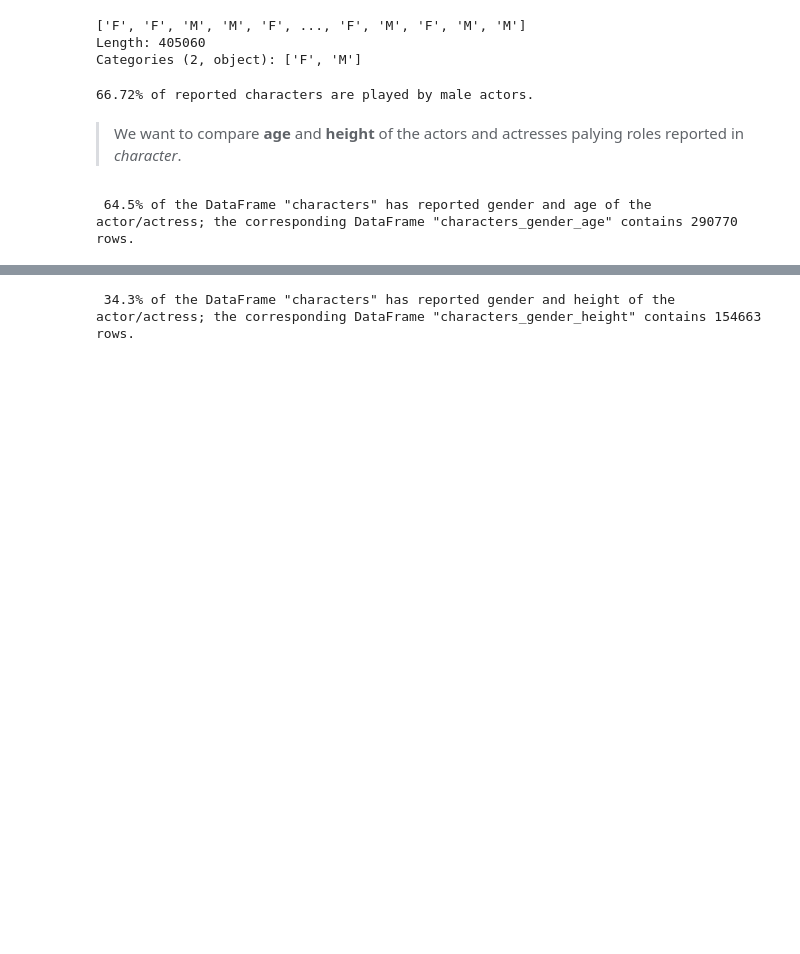
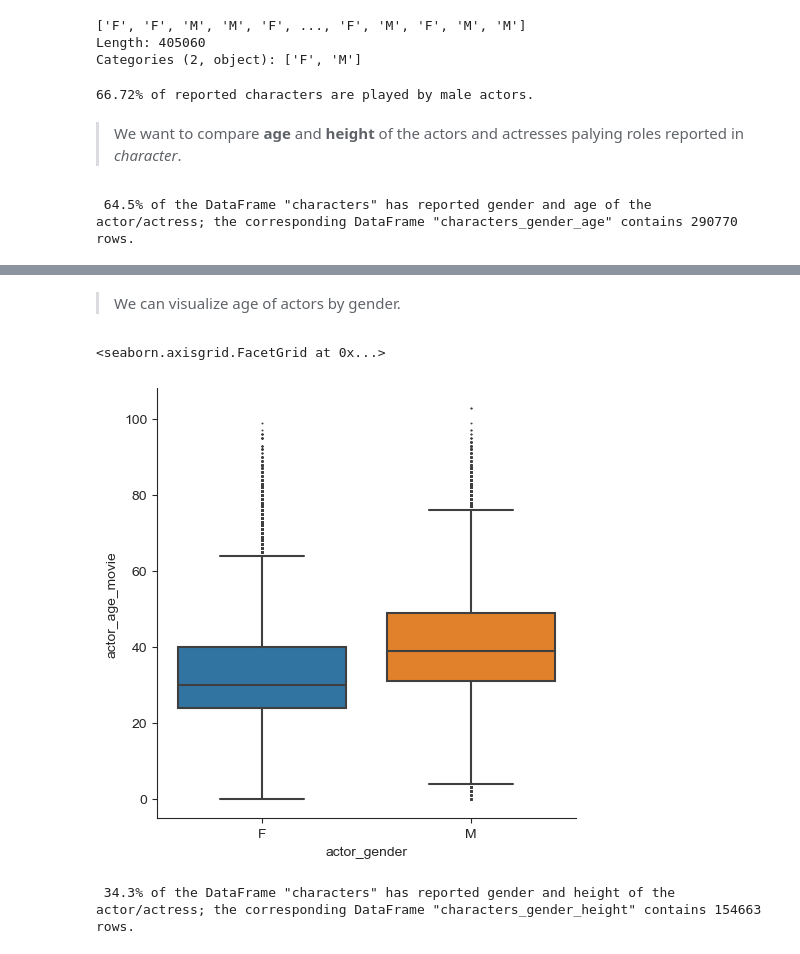
Before and after one commit to epfl-ada/ada-2022-project-armada, a Jupyter notebook: Marjo.ipynb, the cells around one changed output, grey strips where cells are left out. Drawn from its saved outputs; the diff is of its cells as text; code cells hidden in the pictures; blank space fills up the shorter version.

```diff
--- a/Marjo.ipynb
+++ b/Marjo.ipynb
@@ -96,3 +122,10 @@ print('{: .1%} of the DataFrame "characters" has reported gender and age of the
+# %% [markdown]
+> We can visualize age of actors by gender.
+# %%
+sns.catplot(data=characters_gender_age, x="actor_gender", y="actor_age_movie", kind="box", fliersize=0.5)
+# %% [output]
+<seaborn.axisgrid.FacetGrid at 0x...>
+[figure, added]
 # %%
 # Clear out characters_gender where height is not reported (characters_gender_age)
 characters_gender_height = characters_gender[characters_gender["actor_height"].notnull()]
```
Also changed, not shown: parts of 17 cells of this notebook.
